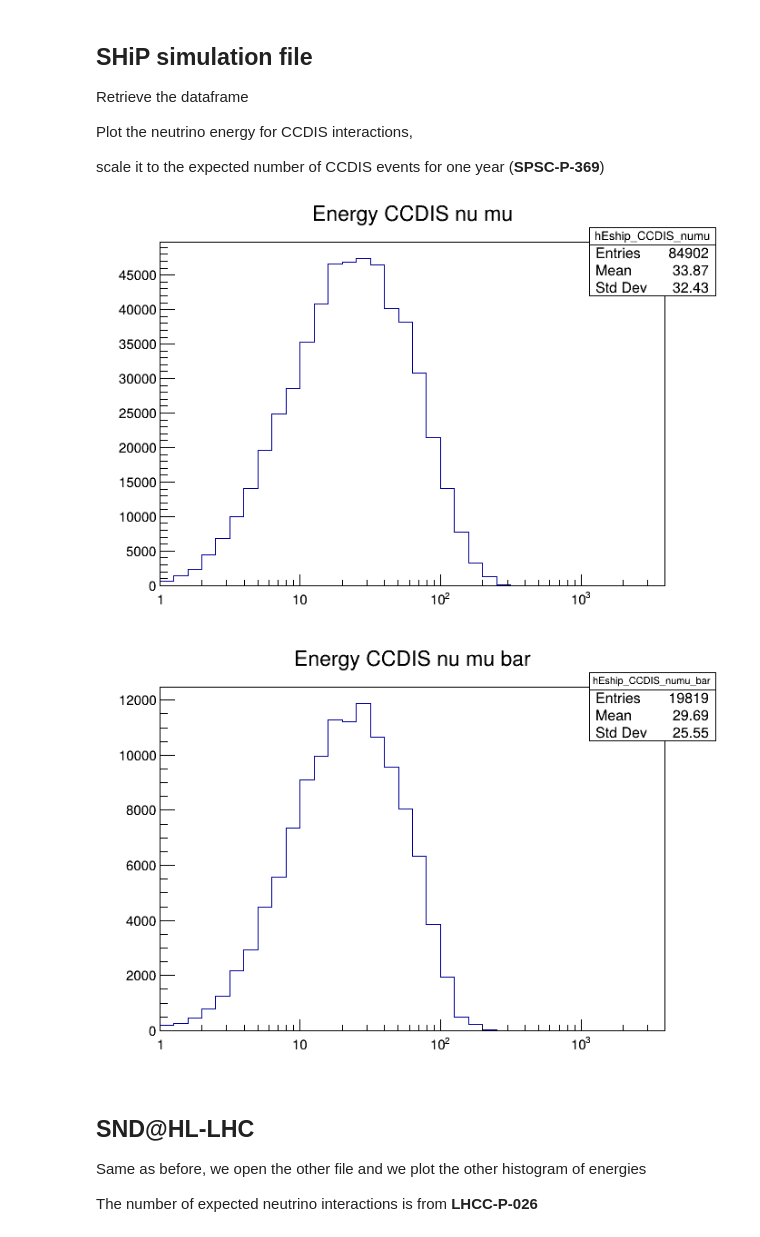
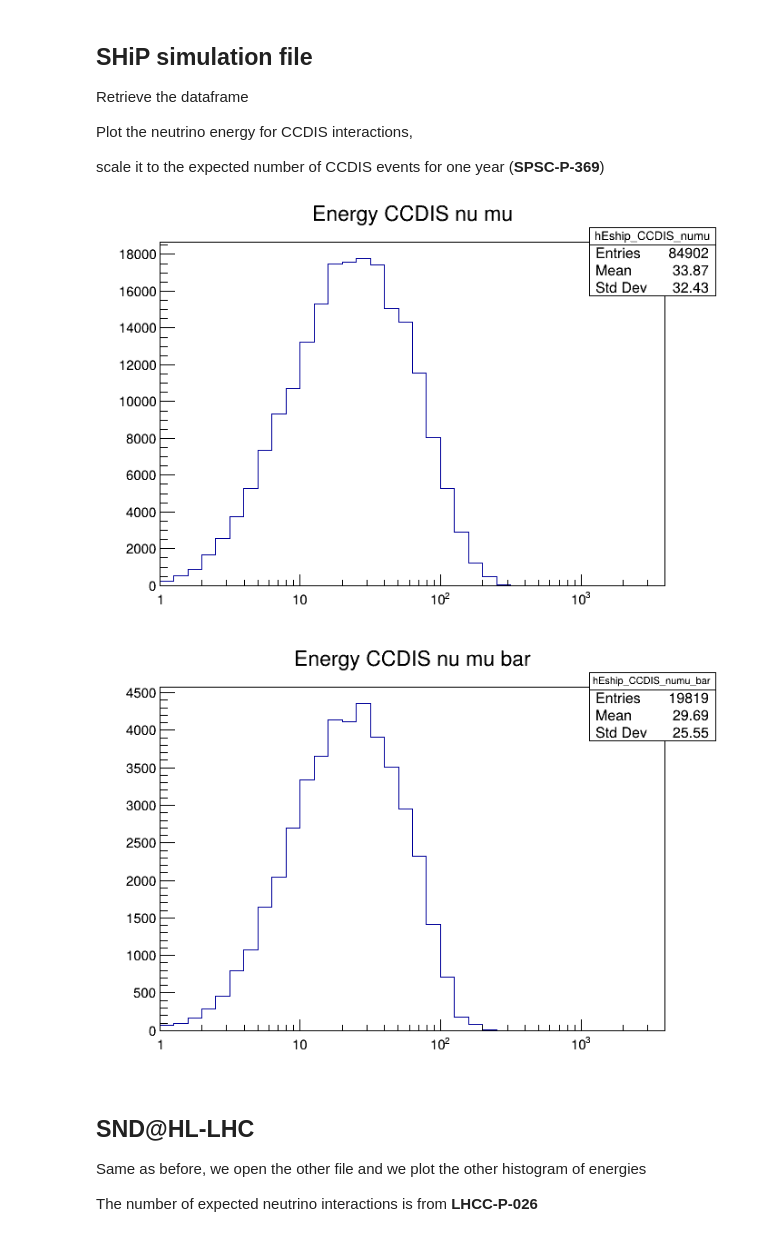
Before and after one commit to antonioiuliano2/macros-ship, a Jupyter notebook: nu_ship_simulations/SumCCCrossSections.ipynb, the cells around one changed output. Saved outputs shown, nothing was run; the diff lists cells and outputs as text; code cells hidden in the pictures.

```diff
--- a/nu_ship_simulations/SumCCCrossSections.ipynb
+++ b/nu_ship_simulations/SumCCCrossSections.ipynb
@@ -55,23 +55,23 @@ dfship_numu_bar = dfship.Filter("neu==-14");
 dfship_numu_bar_W = dfship_numu_bar.Filter("tgt==1000741840");
 hEship_CCDIS_numu_bar = dfship_numu_bar_W.Filter("cc&&dis").Histo1D(("hEship_CCDIS_numu_bar","Energy CCDIS nu mu bar",nbinsE,Ebin_borders_c),"Ev")
 # %%
-n_numu_CCDIS_ship = 8e+6/15. #one year of data taking, end of Run 4
+n_numu_CCDIS_ship = 2.0e+5 #one year of data taking in the Si/W target, end of Run 4
 cE_CCDIS_numu = r.TCanvas()
 hEship_CCDIS_numu.Scale(n_numu_CCDIS_ship/hEship_CCDIS_numu.Integral())
 hEship_CCDIS_numu.Draw("histo")
 cE_CCDIS_numu.SetLogx()
 cE_CCDIS_numu.Draw()
 # %% [output]
-[figure, old version]
+[figure, new version]
 # %%
-n_numu_bar_CCDIS_ship = 1.8e+6/15. #one year of data taking, end of Run 4
+n_numu_bar_CCDIS_ship = 4.4e+4 #one year of data taking in the Si/W target, end of Run 4
 cE_CCDIS_numu_bar = r.TCanvas()
 hEship_CCDIS_numu_bar.Scale(n_numu_bar_CCDIS_ship/hEship_CCDIS_numu_bar.Integral())
 hEship_CCDIS_numu_bar.Draw("histo")
 cE_CCDIS_numu_bar.SetLogx()
 cE_CCDIS_numu_bar.Draw()
 # %% [output]
-[figure, old version]
+[figure, new version]
 # %% [markdown]
 ## SND@HL-LHC
 
```
Also changed, not shown: parts of 5 cells of this notebook, 1 other file.
